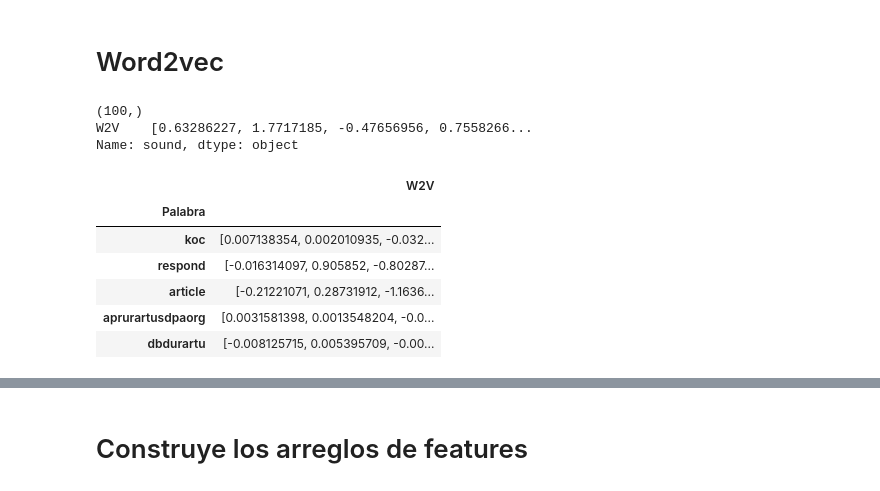
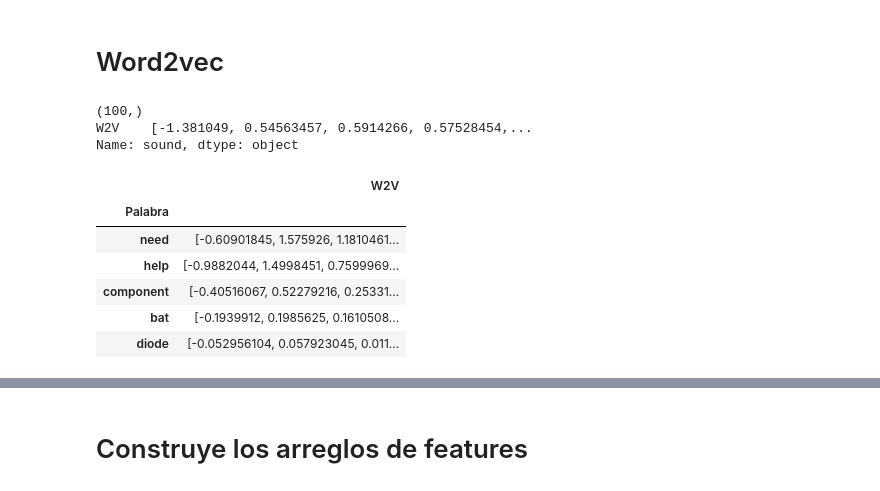
Before and after one commit to jhermosillo/keyword_extraction, a Jupyter notebook: API_TextRank_GFractal.ipynb, the cells around one changed output, grey strips where cells are left out. Saved outputs shown, nothing was run; the diff lists cells and outputs as text; code cells hidden in the pictures.

```diff
--- a/API_TextRank_GFractal.ipynb
+++ b/API_TextRank_GFractal.ipynb
@@ -543,0 +527,3 @@ newsgroups_train_data.to_csv('newsgroups_train_data_sinSW_lemma.csv')
+# %%
+df = pd.read_pickle('newsgroups_train_data_sinSW_lemma_Top100.pickle')
+df
@@ -544,3 +544,7 @@ newsgroups_train_data.to_csv('newsgroups_train_data_sinSW_lemma.csv')
+# %%
+df = df.drop(df[df.TR.apply(lambda x: len(x)<20)].index).reset_index(drop=True)
+df = df.drop(2).reset_index(drop=True)
+df
 # %% [markdown]
 # Word2vec
 # %%
@@ -564,36 +568,37 @@ def vocdf(df,vec_size=100):
     #Add real-valued embedding vectors
     for reg in dico:
         reg['W2V']=np.zeros(vec_size)
     typesDF=pd.DataFrame.from_dict(dico)
     typesDF.set_index('Palabra',inplace=True)
     return typesDF
 
 def compute_embeddings(df,typesdf,vec_dim=100):
     #Nos quedamos con la columna que nos importa, la que contiene las cadenas
     docs = df["docs"].values.tolist()
     docs = [s.split() for s in docs]
     model = w2v(docs, min_count=1, vector_size=vec_dim)
     words = typesdf.index.values.tolist()
     for w in words:
         typesdf.at[w,'W2V'] = model.wv[w]
     return
 
 typesDF = vocdf(df)
 print(typesDF.iloc[0].W2V.shape)
 
 compute_embeddings(df,typesDF)
 print(typesDF.loc['sound'])
+typesDF.to_pickle('typesDF_WE.pickle')
 typesDF.head()
 # model.wv['sound']
 # model.wv.most_similar('good', topn=10)
 # %% [output]
 (100,)
-W2V    [0.63286227, 1.7717185, -0.47656956, 0.7558266...
+W2V    [-1.381049, 0.54563457, 0.5914266, 0.57528454,...
 Name: sound, dtype: object
 |  | W2V |
 | Palabra |  |
-| koc | [0.007138354, 0.002010935, -0.032... |
-| respond | [-0.016314097, 0.905852, -0.80287... |
-| article | [-0.21221071, 0.28731912, -1.1636... |
-| aprurartusdpaorg | [0.0031581398, 0.0013548204, -0.0... |
-| dbdurartu | [-0.008125715, 0.005395709, -0.00... |
+| need | [-0.60901845, 1.575926, 1.1810461... |
+| help | [-0.9882044, 1.4998451, 0.7599969... |
+| component | [-0.40516067, 0.52279216, 0.25331... |
+| bat | [-0.1939912, 0.1985625, 0.1610508... |
+| diode | [-0.052956104, 0.057923045, 0.011... |
```
Also changed, not shown: parts of 37 cells of this notebook, 14 other files.
